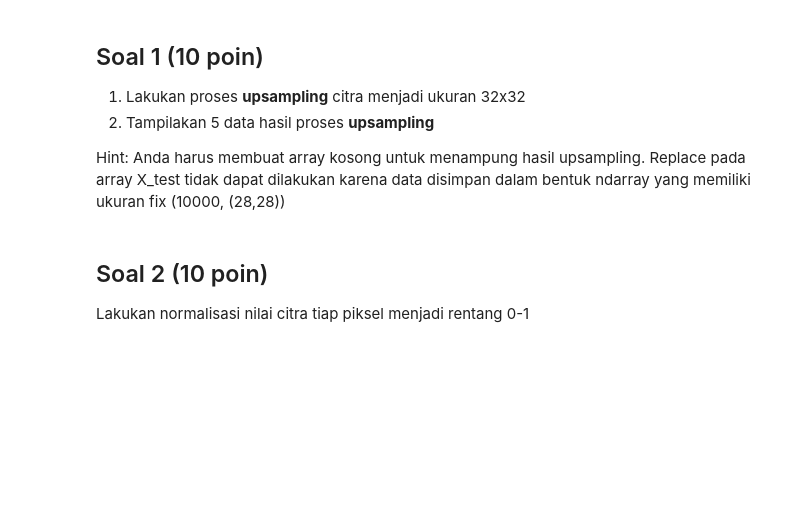
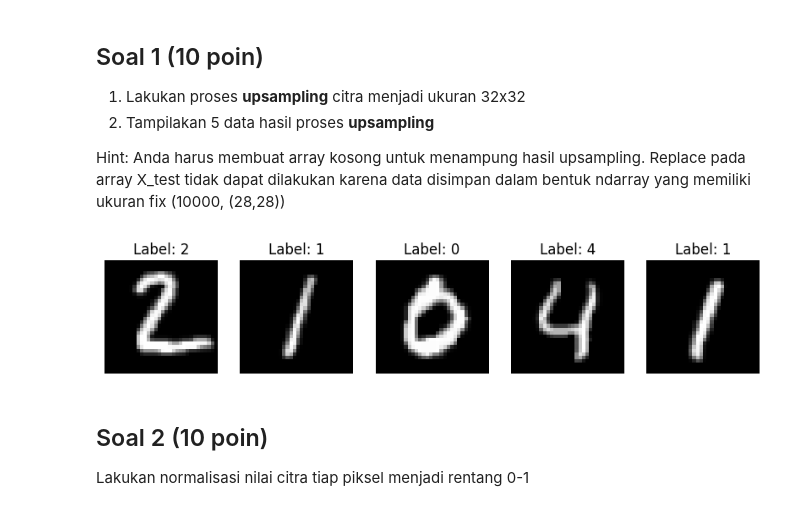
Before and after one commit to geriiy/ML_Ganjil_2025, a Jupyter notebook: KUIS1_2341720109_Gheriya_Rahima_Jauhar.ipynb, the cells around one changed output. Saved outputs shown, nothing was run; the diff lists cells and outputs as text; code cells hidden in the pictures; blank space fills up the shorter version.

```diff
--- a/KUIS1_2341720109_Gheriya_Rahima_Jauhar.ipynb
+++ b/KUIS1_2341720109_Gheriya_Rahima_Jauhar.ipynb
@@ -387,3 +383,26 @@ Hint: Anda harus membuat array kosong untuk menampung hasil upsampling. Replace
+# %%
+from skimage.transform import resize
+
+df=pd.read_csv('sample_data/mnist_test.csv')
+x_test=df.iloc[:,1:].values
+y_test=df.iloc[:,0].values
+# reshape ke bentuk gambar
+x_test=x_test.reshape(-1,28,28)
+# membuat array kosong untuk upsampling
+x_test_upsampled=np.zeros((x_test.shape[0],32,32))
+# proses upsampling denga resize
+for i in range(len(x_test)):
+  x_test_upsampled[i]=resize(x_test[i],(32,32), anti_aliasing=True)
+# menampilkan 5 data hasil upsampling
+plt.figure(figsize=(10,2))
+for i in range(5):
+  plt.subplot(1,5,i+1)
+  plt.imshow(x_test_upsampled[i],cmap="gray")
+  plt.title(f"Label: {y_test[i]}")
+  plt.axis("off")
+plt.show()
+# %% [output]
+[figure, added]
 # %% [markdown]
 ## Soal 2 (10 poin)
 Lakukan normalisasi nilai citra tiap piksel menjadi rentang 0-1
```
Also changed, not shown: parts of 1 cell of this notebook.
